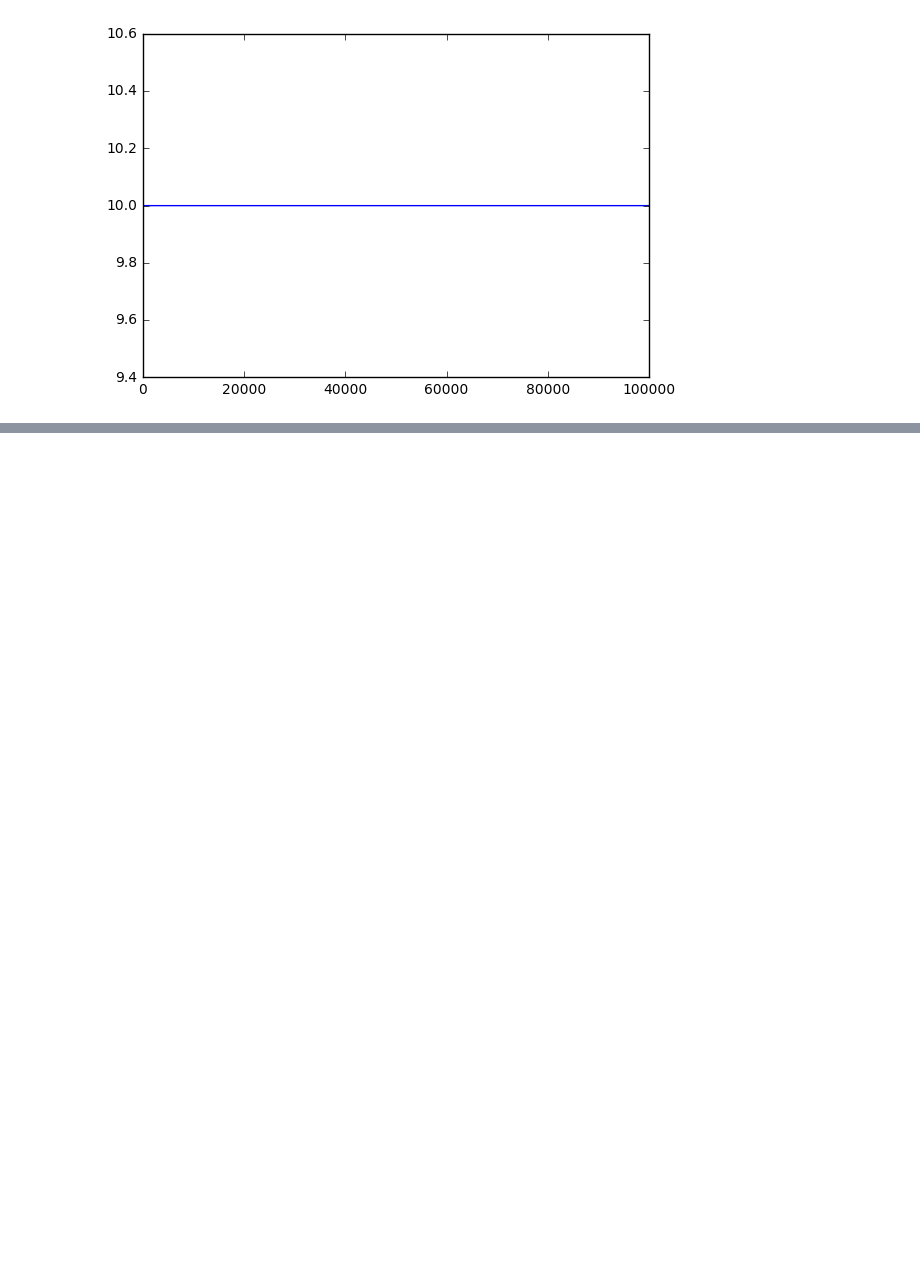
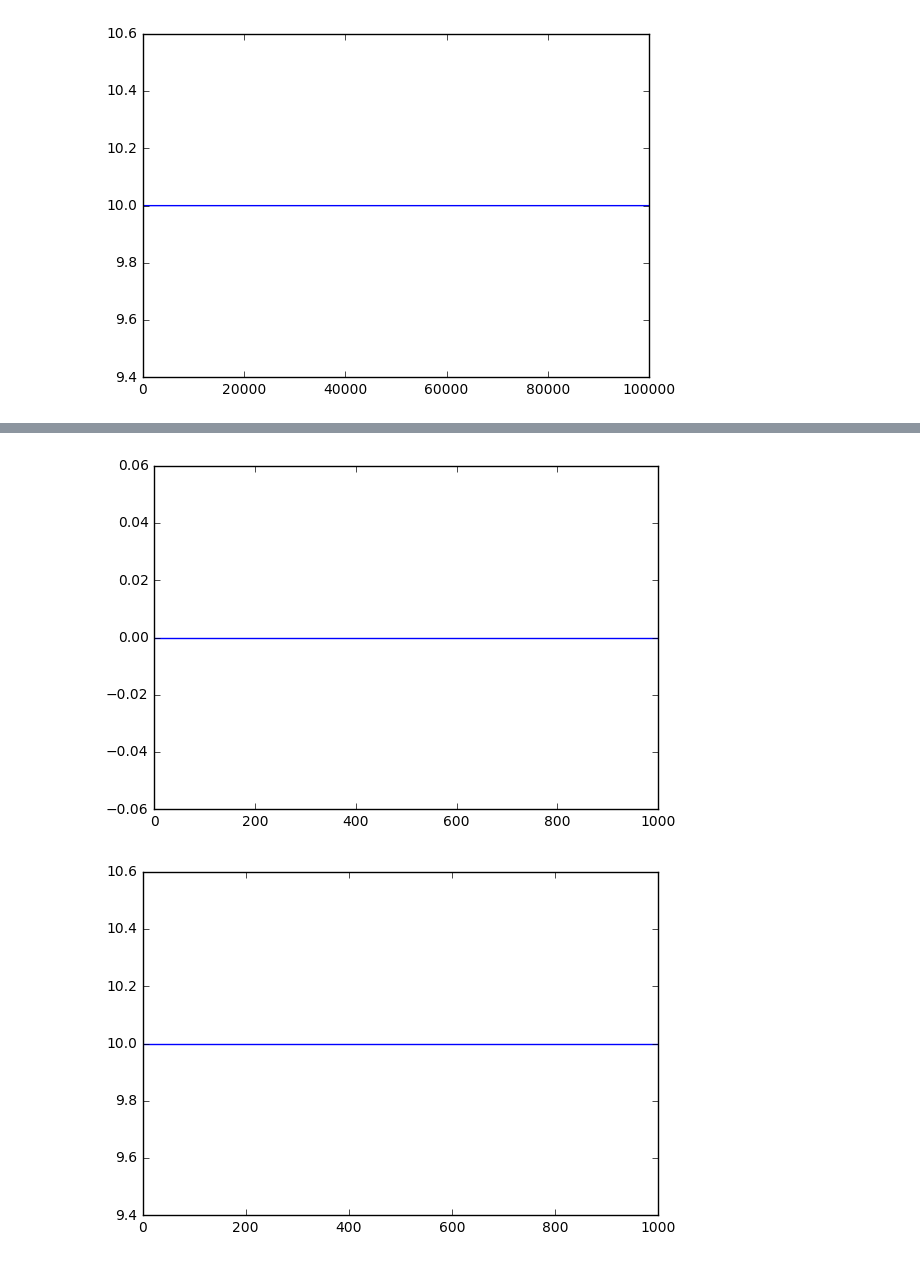
Before and after one commit to mkturkcan/Kaulos, a Jupyter notebook: examples/Kaulos-Keras-Tests.ipynb, the cells around one changed output, grey strips where cells are left out. Saved outputs shown, nothing was run; the diff lists cells and outputs as text; code cells hidden in the pictures; blank space fills up the shorter version.

Commit message:
Added the aggregator model

```diff
--- a/examples/Kaulos-Keras-Tests.ipynb
+++ b/examples/Kaulos-Keras-Tests.ipynb
@@ -268,0 +272,32 @@ plt.tight_layout()
+# %%
+from kaulos import *
+
+M = 4
+T = 1000
+x_train = np.abs(np.random.randn(1,T,M)) * 0. + 10.0
+
+component = AggregatorDendrite()
+cell = KaulosWrapperCell([component])
+x = keras.Input(x_train.shape[1:])
+layer = RNN(cell, return_sequences = True)
+y = layer(x)
+
+model = Model(inputs=x, outputs=y)
+
+optimizer = Adam()
+model.compile(loss='mse', optimizer=optimizer, metrics=['accuracy'])
+model.summary()
+
+import time
+start = time.time()
+model_output = model.predict(x_train)
+end = time.time()
+print(end - start)
+
+'''
+import time
+start = time.time()
+model_output = model.train_on_batch(x_train, x_train)
+end = time.time()
+print(end - start)
+'''
@@ -268,0 +326,15 @@ plt.tight_layout()
+# %%
+import matplotlib
+%matplotlib inline
+import matplotlib.pyplot as plt
+
+plt.figure()
+plt.plot(model_output[0][:,0])
+plt.tight_layout()
+
+plt.figure()
+plt.plot(x_train[0,:,0])
+plt.tight_layout()
+# %% [output]
+[figure, added]
+[figure, added]
```
Also changed, not shown: parts of 3 cells of this notebook, 4 other files.
